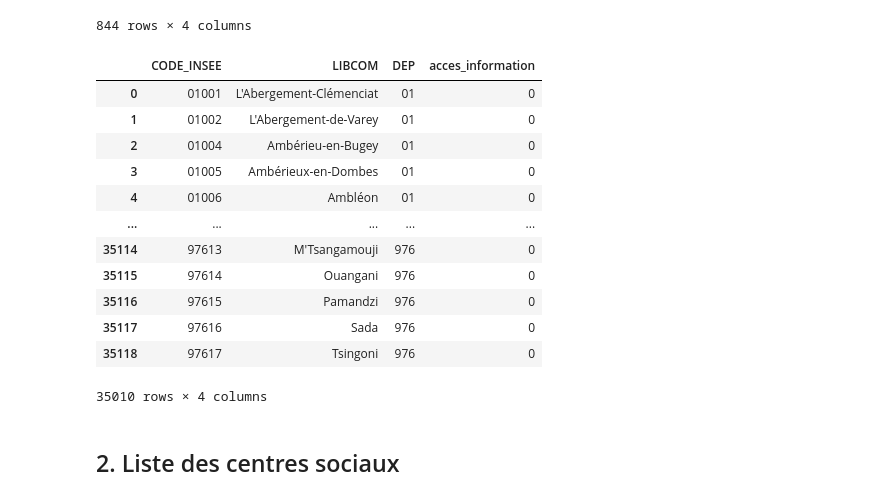
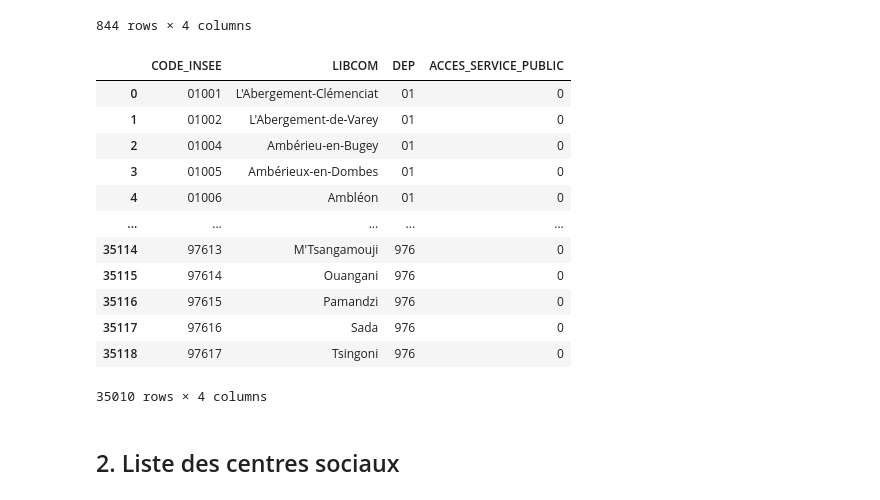
Before and after one commit to dataforgoodfr/batch8_mednum, a Jupyter notebook: notebooks/acces_information.ipynb, the cells around one changed output. Drawn from its saved outputs; the diff is of its cells as text; code cells hidden in the pictures.

```diff
--- a/notebooks/acces_information.ipynb
+++ b/notebooks/acces_information.ipynb
@@ -65,12 +66,12 @@ df
 844 rows × 4 columns
 # %%
 mediatheque = commune.merge(df, on=['CODE_INSEE', 'DEP'], how='left').reset_index(drop=True)
-mediatheque['acces_information'] = mediatheque['Ville_bibliotheques'].apply(lambda x: 0 if pd.isna(x) else 1)
-mediatheque = mediatheque[['CODE_INSEE', 'LIBCOM', 'DEP', 'acces_information']]
+mediatheque['ACCES_SERVICE_PUBLIC'] = mediatheque['Ville_bibliotheques'].apply(lambda x: 0 if pd.isna(x) else 1)
+mediatheque = mediatheque[['CODE_INSEE', 'LIBCOM', 'DEP', 'ACCES_SERVICE_PUBLIC']]
 mediatheque.drop_duplicates(inplace=True)
 mediatheque
 # %% [output]
-|  | CODE_INSEE | LIBCOM | DEP | acces_information |
+|  | CODE_INSEE | LIBCOM | DEP | ACCES_SERVICE_PUBLIC |
 | 0 | 01001 | L'Abergement-Clémenciat | 01 | 0 |
 | 1 | 01002 | L'Abergement-de-Varey | 01 | 0 |
 | 2 | 01004 | Ambérieu-en-Bugey | 01 | 0 |
```
Also changed, not shown: parts of 2 cells of this notebook, 4 other files.
